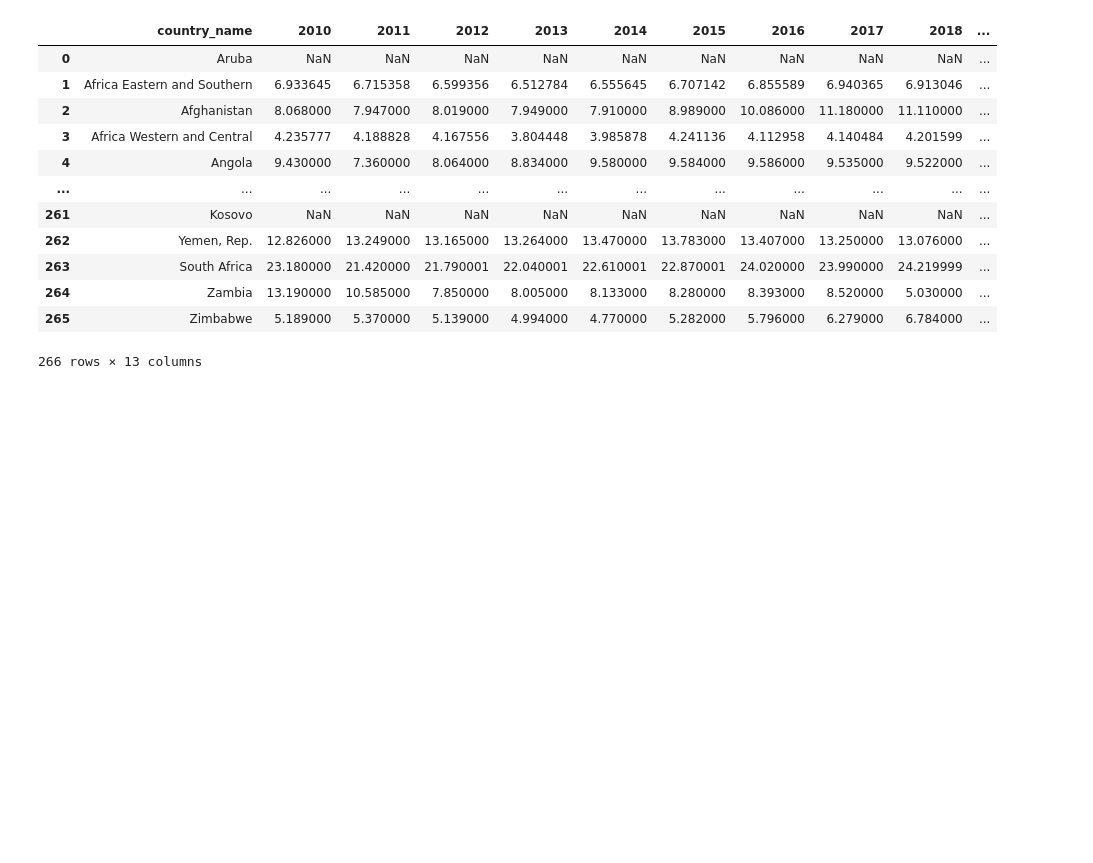
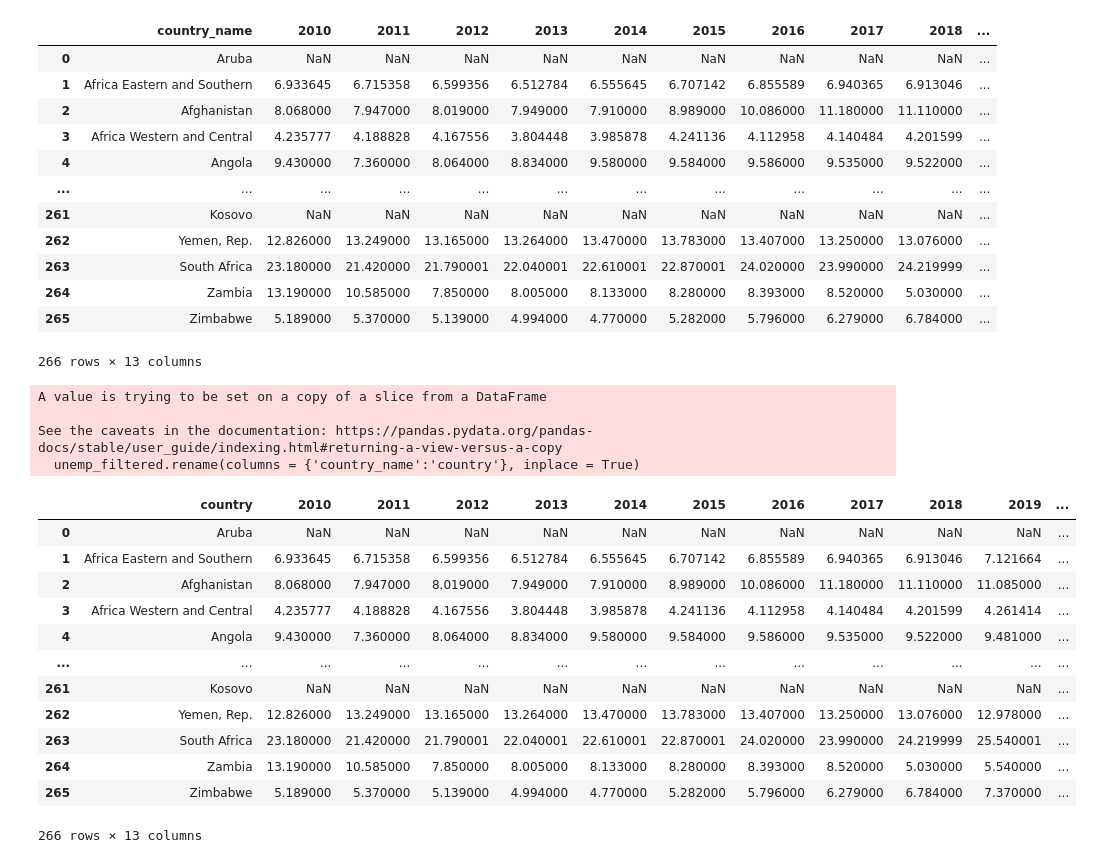
Before and after one commit to yilongsong/economy-happiness, a Jupyter notebook: econ_scraper.ipynb, the cells around one changed output. Cells and saved outputs as stored; diff of their text form; code cells hidden in the pictures; blank space fills up the shorter version.

```diff
--- a/econ_scraper.ipynb
+++ b/econ_scraper.ipynb
@@ -126,3 +126,26 @@ See the caveats in the documentation: https://pandas.pydata.org/pandas-docs/stab
 | 264 | Zambia | 13.190000 | 10.585000 | 7.850000 | 8.005000 | 8.133000 | 8.280000 | 8.393000 | 8.520000 | 5.030000 | ... |
 | 265 | Zimbabwe | 5.189000 | 5.370000 | 5.139000 | 4.994000 | 4.770000 | 5.282000 | 5.796000 | 6.279000 | 6.784000 | ... |
 266 rows × 13 columns
+# %%
+unemp_filtered.rename(columns = {'country_name':'country'}, inplace = True)
+# %% [output]
+A value is trying to be set on a copy of a slice from a DataFrame
+
+See the caveats in the documentation: https://pandas.pydata.org/pandas-docs/stable/user_guide/indexing.html#returning-a-view-versus-a-copy
+  unemp_filtered.rename(columns = {'country_name':'country'}, inplace = True)
+# %%
+unemp_filtered
+# %% [output]
+|  | country | 2010 | 2011 | 2012 | 2013 | 2014 | 2015 | 2016 | 2017 | 2018 | 2019 | ... |
+| 0 | Aruba | NaN | NaN | NaN | NaN | NaN | NaN | NaN | NaN | NaN | NaN | ... |
+| 1 | Africa Eastern and Southern | 6.933645 | 6.715358 | 6.599356 | 6.512784 | 6.555645 | 6.707142 | 6.855589 | 6.940365 | 6.913046 | 7.121664 | ... |
+| 2 | Afghanistan | 8.068000 | 7.947000 | 8.019000 | 7.949000 | 7.910000 | 8.989000 | 10.086000 | 11.180000 | 11.110000 | 11.085000 | ... |
+| 3 | Africa Western and Central | 4.235777 | 4.188828 | 4.167556 | 3.804448 | 3.985878 | 4.241136 | 4.112958 | 4.140484 | 4.201599 | 4.261414 | ... |
+| 4 | Angola | 9.430000 | 7.360000 | 8.064000 | 8.834000 | 9.580000 | 9.584000 | 9.586000 | 9.535000 | 9.522000 | 9.481000 | ... |
+| ... | ... | ... | ... | ... | ... | ... | ... | ... | ... | ... | ... | ... |
+| 261 | Kosovo | NaN | NaN | NaN | NaN | NaN | NaN | NaN | NaN | NaN | NaN | ... |
+| 262 | Yemen, Rep. | 12.826000 | 13.249000 | 13.165000 | 13.264000 | 13.470000 | 13.783000 | 13.407000 | 13.250000 | 13.076000 | 12.978000 | ... |
+| 263 | South Africa | 23.180000 | 21.420000 | 21.790001 | 22.040001 | 22.610001 | 22.870001 | 24.020000 | 23.990000 | 24.219999 | 25.540001 | ... |
+| 264 | Zambia | 13.190000 | 10.585000 | 7.850000 | 8.005000 | 8.133000 | 8.280000 | 8.393000 | 8.520000 | 5.030000 | 5.540000 | ... |
+| 265 | Zimbabwe | 5.189000 | 5.370000 | 5.139000 | 4.994000 | 4.770000 | 5.282000 | 5.796000 | 6.279000 | 6.784000 | 7.370000 | ... |
+266 rows × 13 columns
```
Also changed, not shown: parts of 1 cell of this notebook.
